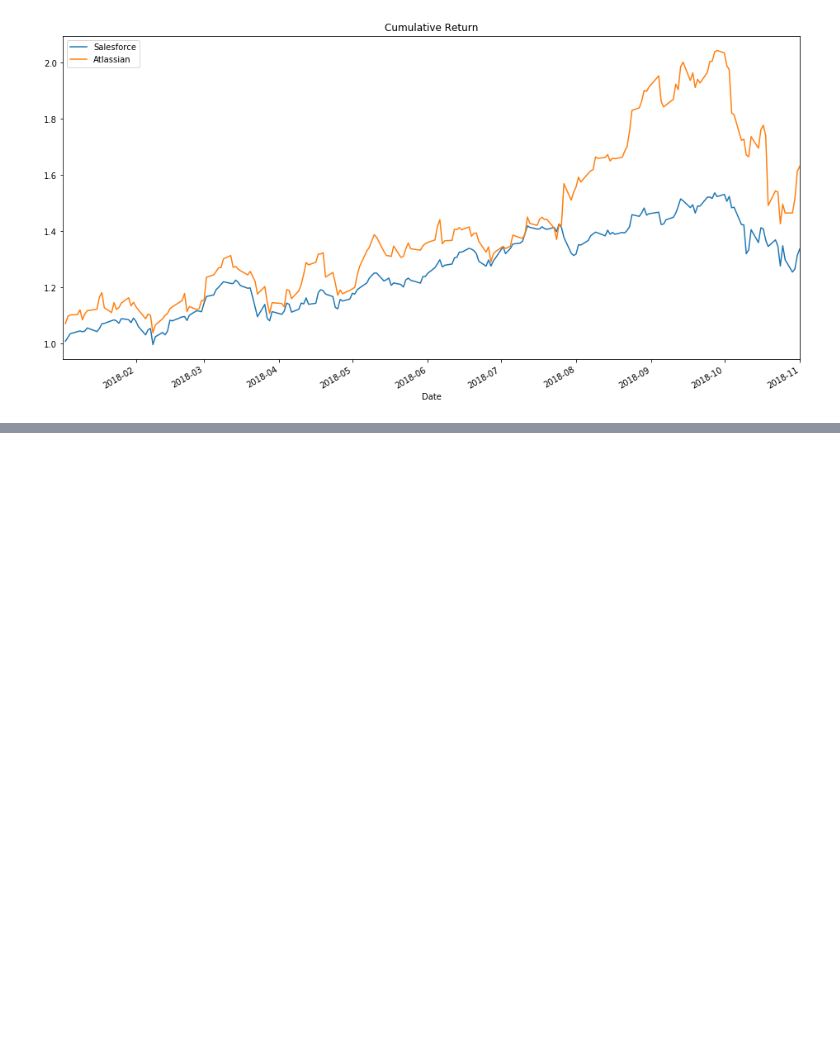
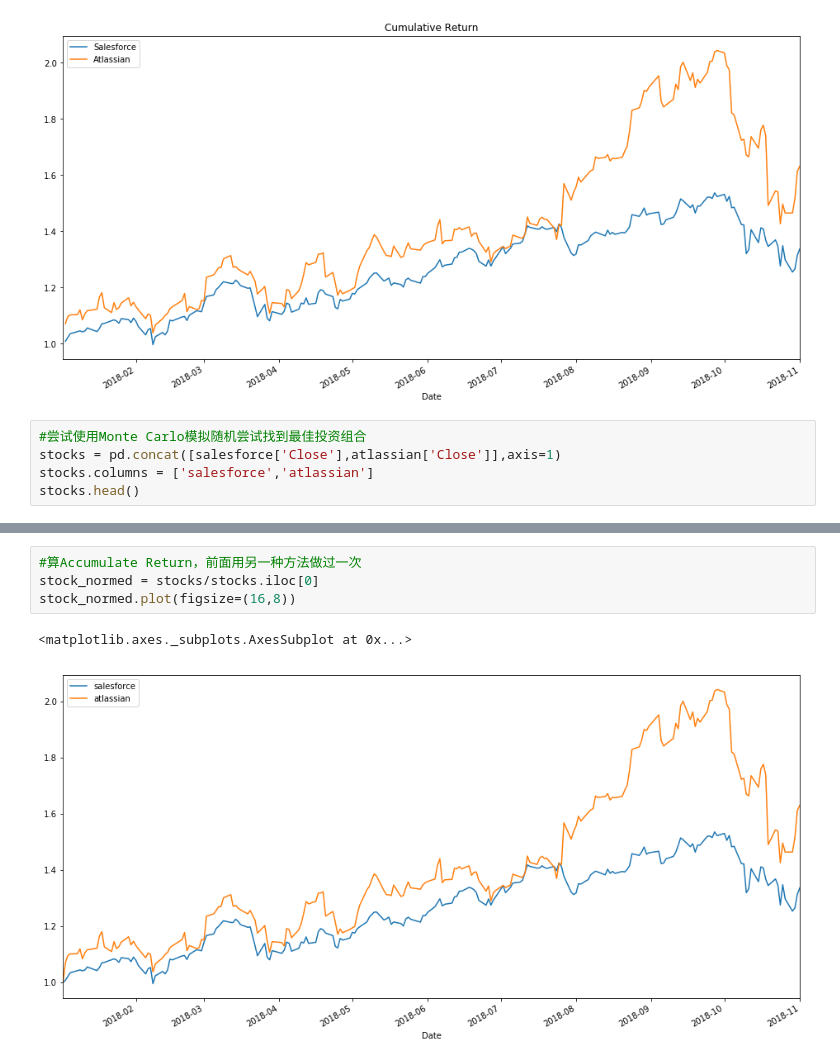
Before and after one commit to elaineyuexi/Quant-internship, a Jupyter notebook: Report.ipynb, the cells around one changed output, grey strips where cells are left out. Cells and saved outputs as stored; diff of their text form; blank space fills up the shorter version.

```diff
--- a/Report.ipynb
+++ b/Report.ipynb
@@ -113,3 +113,8 @@ plt.legend()
 # %% [output]
 <matplotlib.legend.Legend at 0x...>
 [figure]
+# %%
+#尝试使用Monte Carlo模拟随机尝试找到最佳投资组合
+stocks = pd.concat([salesforce['Close'],atlassian['Close']],axis=1)
+stocks.columns = ['salesforce','atlassian']
+stocks.head()
@@ -115,0 +142,7 @@ plt.legend()
+# %%
+#算Accumulate Return，前面用另一种方法做过一次
+stock_normed = stocks/stocks.iloc[0]
+stock_normed.plot(figsize=(16,8))
+# %% [output]
+<matplotlib.axes._subplots.AxesSubplot at 0x...>
+[figure, added]
```
Also changed, not shown: parts of 17 cells of this notebook.
